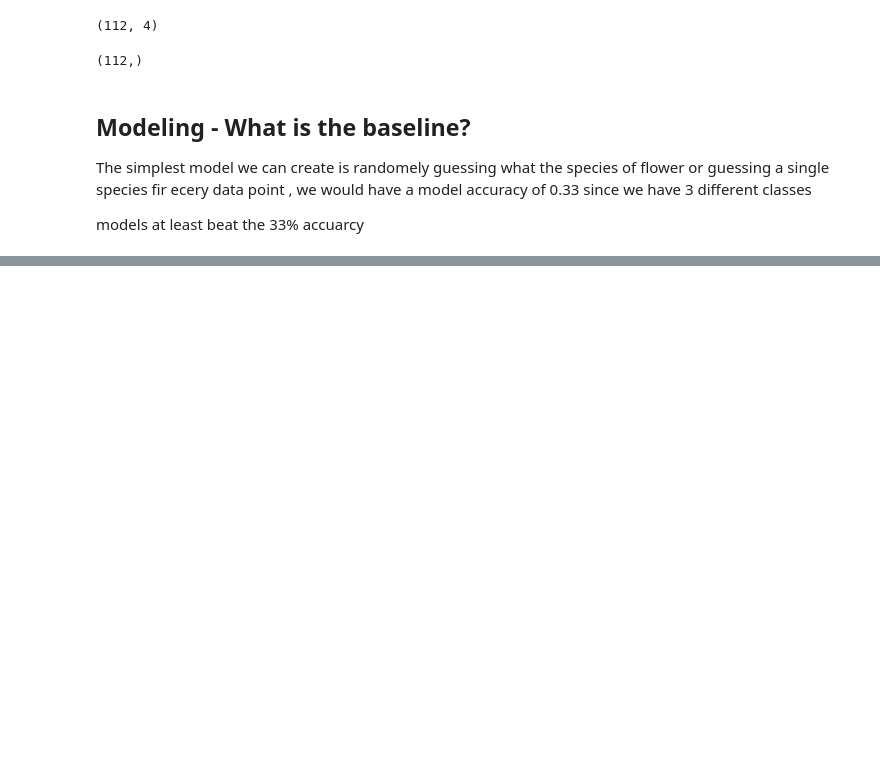
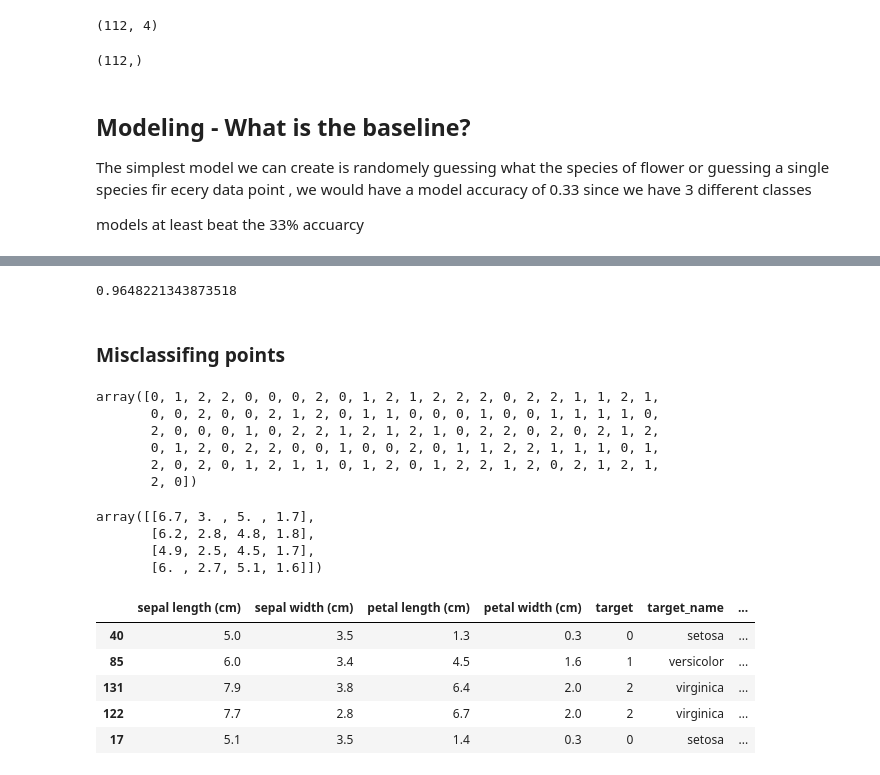
Before and after one commit to UsefGamal/The-Classic-IRIS-Dataset, a Jupyter notebook: The Classic IRIS Dataset.ipynb, the cells around one changed output, grey strips where cells are left out. Saved outputs shown, nothing was run; the diff lists cells and outputs as text; code cells hidden in the pictures; blank space fills up the shorter version.

```diff
--- a/The Classic IRIS Dataset.ipynb
+++ b/The Classic IRIS Dataset.ipynb
@@ -285,0 +320,10 @@ Manual Model Accuarcy: 93.75%
+# %%
+model = LogisticRegression(max_iter=200)
+# %%
+accs = cross_val_score(model,x_train,y_train, cv = 5,scoring="accuracy")
+
+np.mean(accs)
+# %% [output]
+0.9648221343873518
+# %% [markdown]
+### Misclassifing points
@@ -285,0 +332,37 @@ Manual Model Accuarcy: 93.75%
+# %%
+y_pred
+# %% [output]
+array([0, 1, 2, 2, 0, 0, 0, 2, 0, 1, 2, 1, 2, 2, 2, 0, 2, 2, 1, 1, 2, 1,
+       0, 0, 2, 0, 0, 2, 1, 2, 0, 1, 1, 0, 0, 0, 1, 0, 0, 1, 1, 1, 1, 0,
+       2, 0, 0, 0, 1, 0, 2, 2, 1, 2, 1, 2, 1, 0, 2, 2, 0, 2, 0, 2, 1, 2,
+       0, 1, 2, 0, 2, 2, 0, 0, 1, 0, 0, 2, 0, 1, 1, 2, 2, 1, 1, 1, 0, 1,
+       2, 0, 2, 0, 1, 2, 1, 1, 0, 1, 2, 0, 1, 2, 2, 1, 2, 0, 2, 1, 2, 1,
+       2, 0])
+# %%
+correct_predictions = y_pred == y_train
+
+incorrect_predictions = ~correct_predictions
+
+x_train[incorrect_predictions]
+# %% [output]
+array([[6.7, 3. , 5. , 1.7],
+       [6.2, 2.8, 4.8, 1.8],
+       [4.9, 2.5, 4.5, 1.7],
+       [6. , 2.7, 5.1, 1.6]])
+# %%
+df_pred = df_train.copy()
+
+df_pred['correct_predictions'] = correct_predictions
+
+df_pred['prediction'] = y_pred
+
+df_pred['prediction_label'] = df_pred['prediction'].map({0: 'setosa', 1: 'versicolor', 2: "virginica"})
+
+df_pred.head()
+# %% [output]
+|  | sepal length (cm) | sepal width (cm) | petal length (cm) | petal width (cm) | target | target_name | ... |
+| 40 | 5.0 | 3.5 | 1.3 | 0.3 | 0 | setosa | ... |
+| 85 | 6.0 | 3.4 | 4.5 | 1.6 | 1 | versicolor | ... |
+| 131 | 7.9 | 3.8 | 6.4 | 2.0 | 2 | virginica | ... |
+| 122 | 7.7 | 2.8 | 6.7 | 2.0 | 2 | virginica | ... |
+| 17 | 5.1 | 3.5 | 1.4 | 0.3 | 0 | setosa | ... |
```
Also changed, not shown: parts of 26 cells of this notebook.
